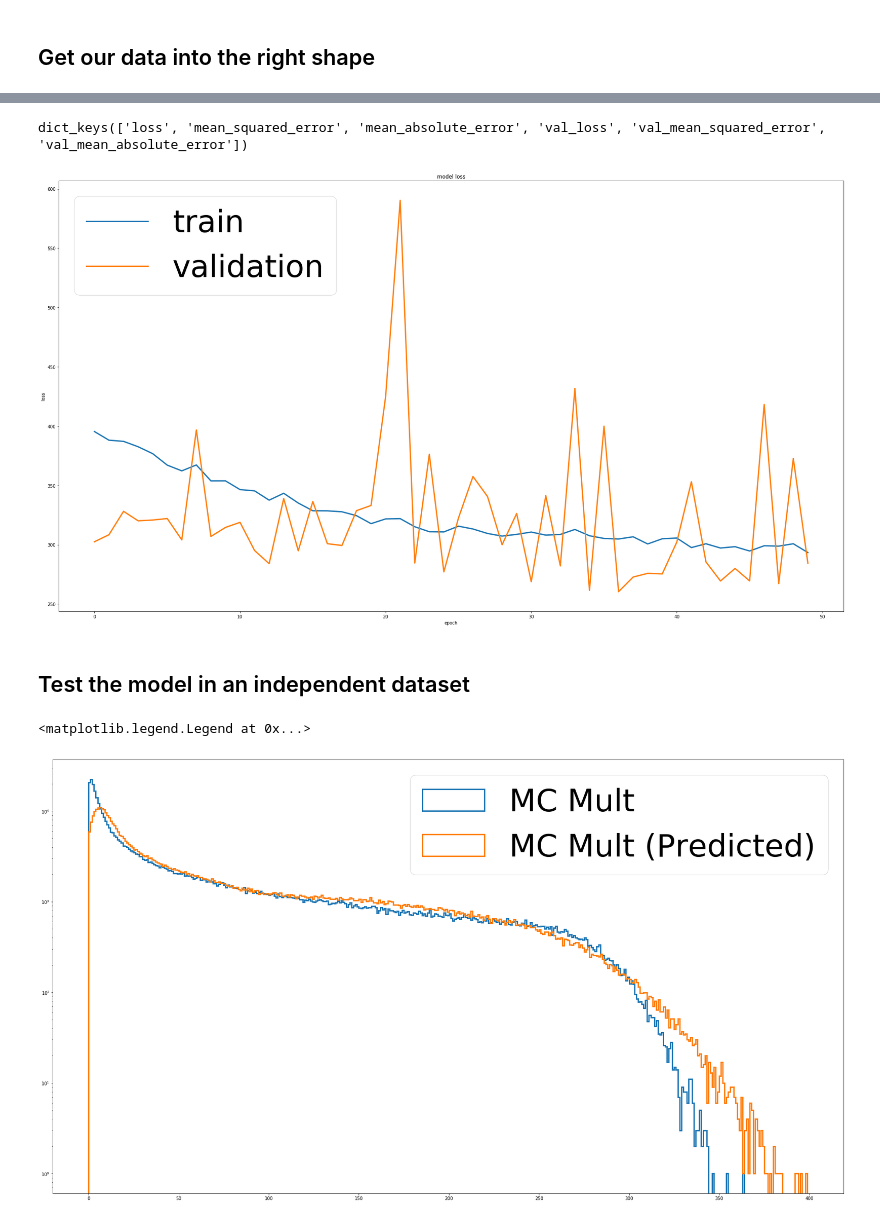
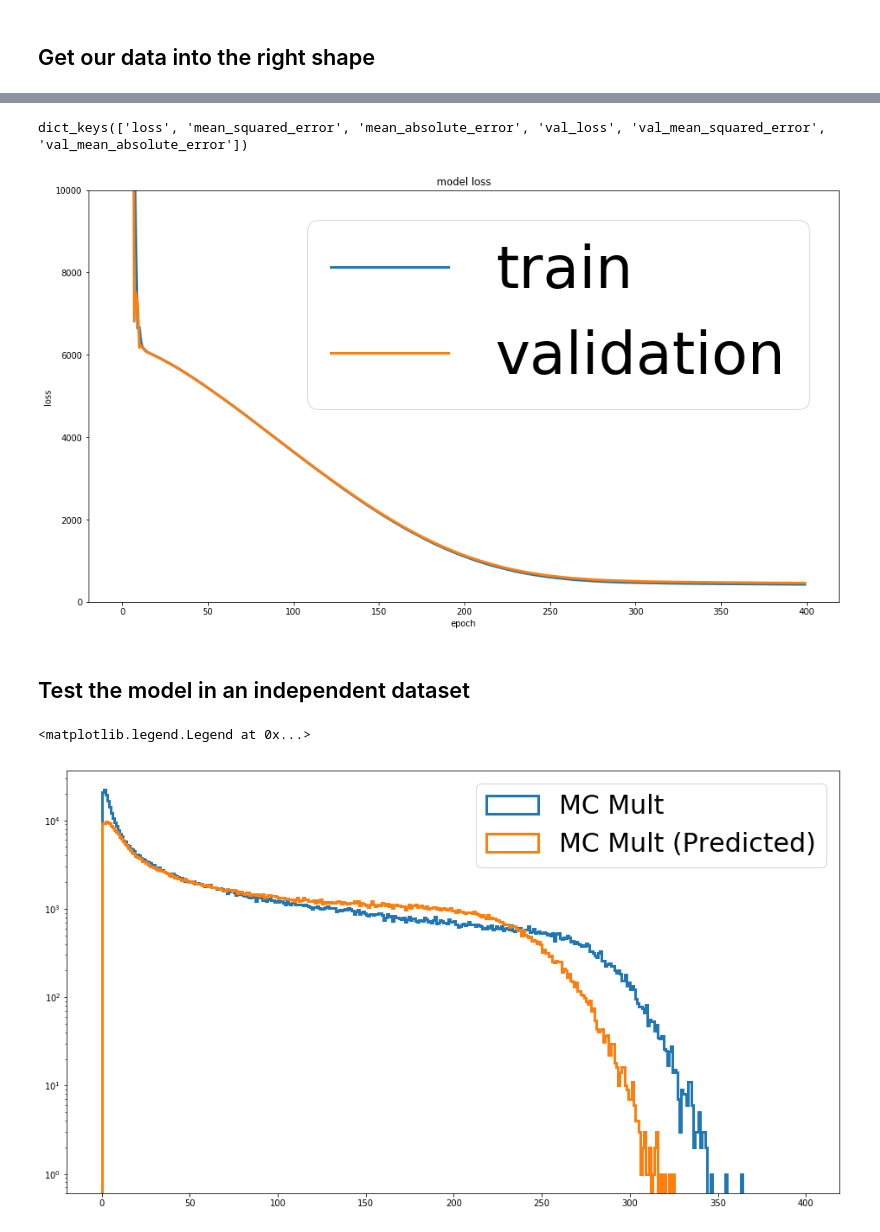
Before and after one commit to jdbrice/MLatSTARTutorials, a Jupyter notebook: Tutorial_02.ipynb, the cells around one changed output, grey strips where cells are left out. Cells and saved outputs as stored; diff of their text form; code cells hidden in the pictures.

```diff
--- a/Tutorial_02.ipynb
+++ b/Tutorial_02.ipynb
@@ -59,3 +69,3 @@ arrays
 # %%
 import matplotlib.pyplot as plt
-fs = ( 32, 18 ) # lets make all our figures 16 by 9
+fs = ( 16, 9 ) # lets make all our figures 16 by 9
@@ -86,8 +116,8 @@ from tensorflow.python.keras.wrappers.scikit_learn import KerasRegressor
 # %%
 def build_model() :
     model = Sequential()
-    model.add(Dense(12, input_dim=5, kernel_initializer='normal', activation='relu'))
-    model.add(Dense(8, activation='relu'))
-    model.add(Dense(1, activation='linear'))
+    model.add(Dense(100, input_dim=5, kernel_initializer='normal', activation='relu'))
+    model.add(Dense(40, activation='relu'))
+    model.add(Dense(1))
     model.summary()
     return model
@@ -123,0 +151,8 @@ X_train = numpy.empty( shape=(5, n_events) )
+# %%
+n_events = 50000
+
+# Use the below line if you want to train on all of the events
+# n_events = len( arrays[b"mult"] )
+
+# Make an empty numpy array of the correct shape (since we have 5 input variables)
+X_train = numpy.empty( shape=(5, n_events) )
@@ -151,3 +199,3 @@ Y_train = numpy.transpose( arrays[b"mult"][:n_events] )
 # %%
-history = model.fit(X_train, Y_train, epochs=50, batch_size=5,  verbose=1, validation_split=0.5)
+history = model.fit(X_train, Y_train, epochs=400, batch_size=5000,  verbose=1, validation_split=0.2)
 # %% [output]
@@ -171,18 +226,18 @@ Epoch 50/50
 # %%
 plt.figure(figsize=fs)
 print(history.history.keys())
 # "Loss"
 plt.plot(history.history['loss'], linewidth=3)
 plt.plot(history.history['val_loss'], linewidth=3)
 plt.title('model loss')
 plt.ylabel('loss')
 plt.xlabel('epoch')
-plt.legend(['train', 'validation'], loc='upper left', prop={'size': 70})
-# plt.gca().set_ylim((8000, 11000))
+plt.legend(['train', 'validation'], loc='upper right', prop={'size': 70})
+plt.gca().set_ylim((0, 10000))
 plt.show()
 # %% [output]
 dict_keys(['loss', 'mean_squared_error', 'mean_absolute_error', 'val_loss', 'val_mean_squared_error', 'val_mean_absolute_error'])
-[figure, old version]
+[figure, new version]
 # %%
 f_test = uproot.open( "/Users/jdb/bnl/work/MLatSTAR/test.root" )
 # %%
@@ -208,7 +263,7 @@ plt.figure(figsize=fs)
 plt.hist( Y_test, bins=numpy.arange(0, 400, 1), fill=False, histtype='step', label="MC Mult", linewidth=3 )
 plt.hist( Y_pred, bins=numpy.arange(0, 400, 1), fill=False, histtype='step', label="MC Mult (Predicted)", linewidth=3 )
 plt.yscale('log')
-plt.gca().legend(prop={'size': 70})
+plt.gca().legend(prop={'size': 30})
 # %% [output]
 <matplotlib.legend.Legend at 0x...>
-[figure, old version]
+[figure, new version]
```
Also changed, not shown: parts of 32 cells of this notebook, 4 other files.
